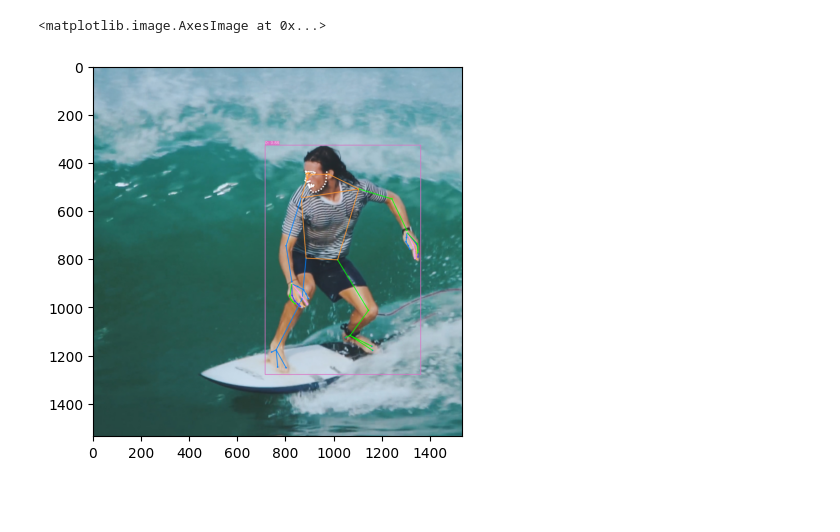
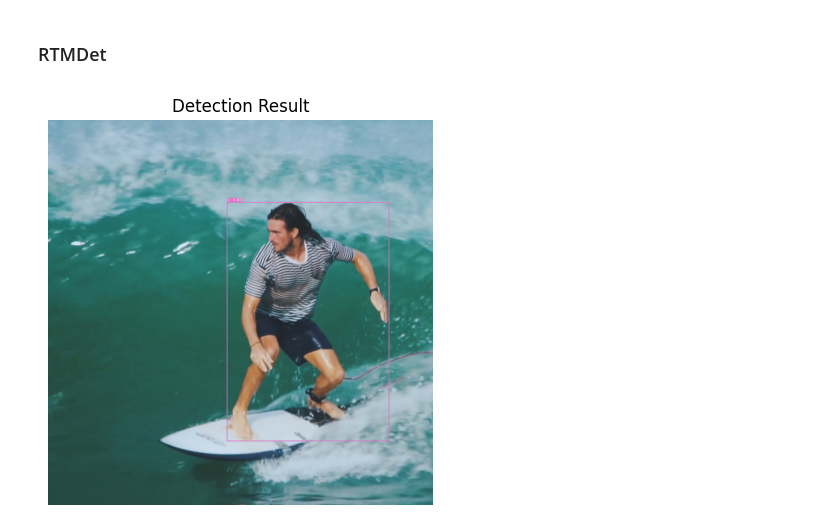
Before and after one commit to nomusanma/ezonnx-copy, a Jupyter notebook: examples/object_detection.ipynb, the cells around one changed output. Cells and saved outputs as stored; diff of their text form; code cells hidden in the pictures; blank space fills up the shorter version.

```diff
--- a/examples/object_detection.ipynb
+++ b/examples/object_detection.ipynb
@@ -32,6 +13,9 @@ result = pose("images/surf.jpg")
-# %%
-import matplotlib.pyplot as plt
-plt.imshow(result.visualized_img[..., ::-1])
-# %% [output]
-<matplotlib.image.AxesImage at 0x...>
-[figure, removed]
+# %% [markdown]
+### RTMDet
+# %%
+from ezonnx import RTMDet,visualize_images
+det = RTMDet("m-person")  # you can choose "n-person","m-person","n-hand","tiny-coco","s-coco","m-coco","l-coco","x-coco")
+ret = det("images/surf.jpg")
+visualize_images("Detection Result",ret.visualized_img)
+# %% [output]
+[figure, added]
```
Also changed, not shown: parts of 11 cells of this notebook, 4 other files.
